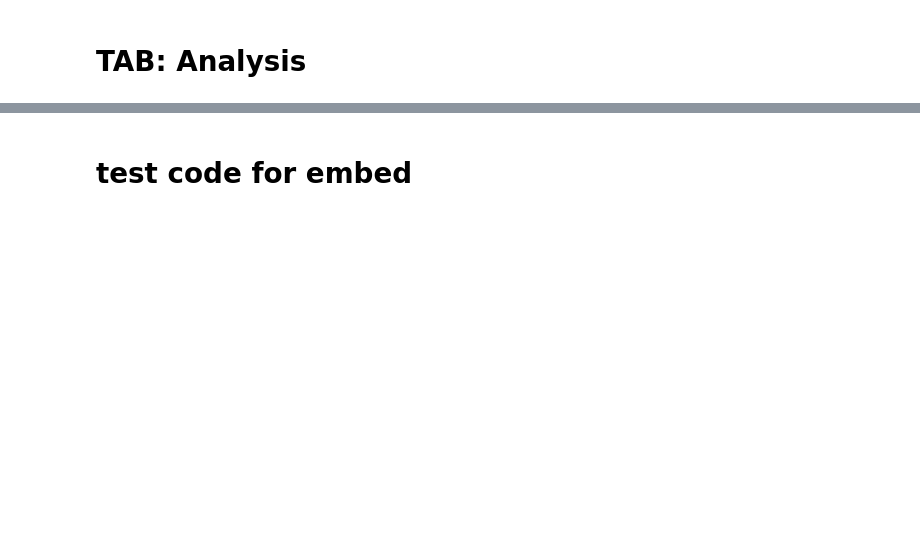
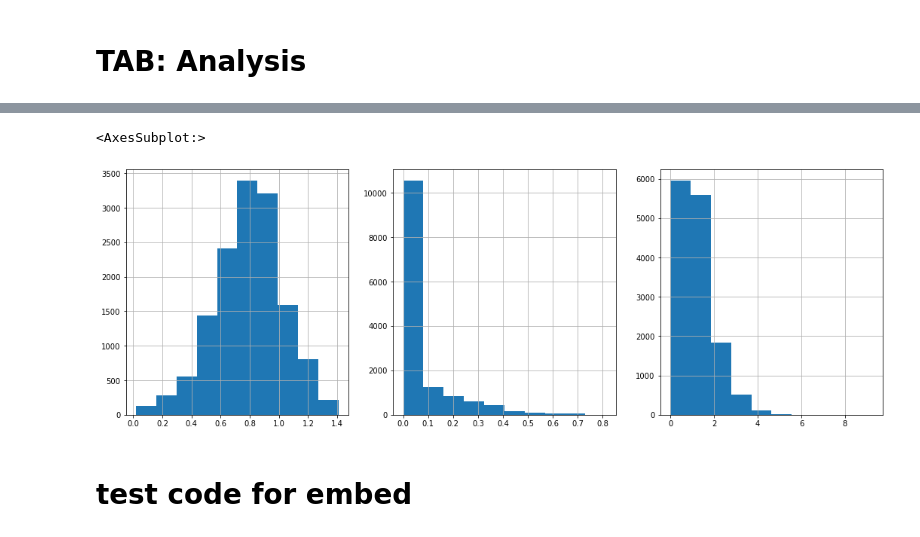
Before and after one commit to ircam-ismm/nime2022-elicitation-demo, a Jupyter notebook: notebooks/analysis.ipynb, the cells around one changed output, grey strips where cells are left out. Cells and saved outputs as stored; diff of their text form; code cells hidden in the pictures; blank space fills up the shorter version.

```diff
--- a/notebooks/analysis.ipynb
+++ b/notebooks/analysis.ipynb
@@ -3,7 +3,7 @@
 # %%
 from nbimports import *
 # %%
-filename = "../data/user/data_11052022_170918.csv"
+filename = "../data/user/data_17052022_145151.csv"
 # %%
 data = pd.read_csv(filename, index_col=0)
 data.columns = ['source', 'data']
@@ -12,3 +44,11 @@ df = utils.format_from_df(data)
+# %%
+fig, ax = plt.subplots(1, 3, figsize=(18,6))
+df['angle'].hist(ax=ax[0])
+df['p'].hist(ax=ax[1])
+df['s'].hist(ax=ax[2])
+# %% [output]
+<AxesSubplot:>
+[figure, added]
 # %% [markdown]
 # test code for embed
 # %%
```
Also changed, not shown: parts of 2 cells of this notebook.
